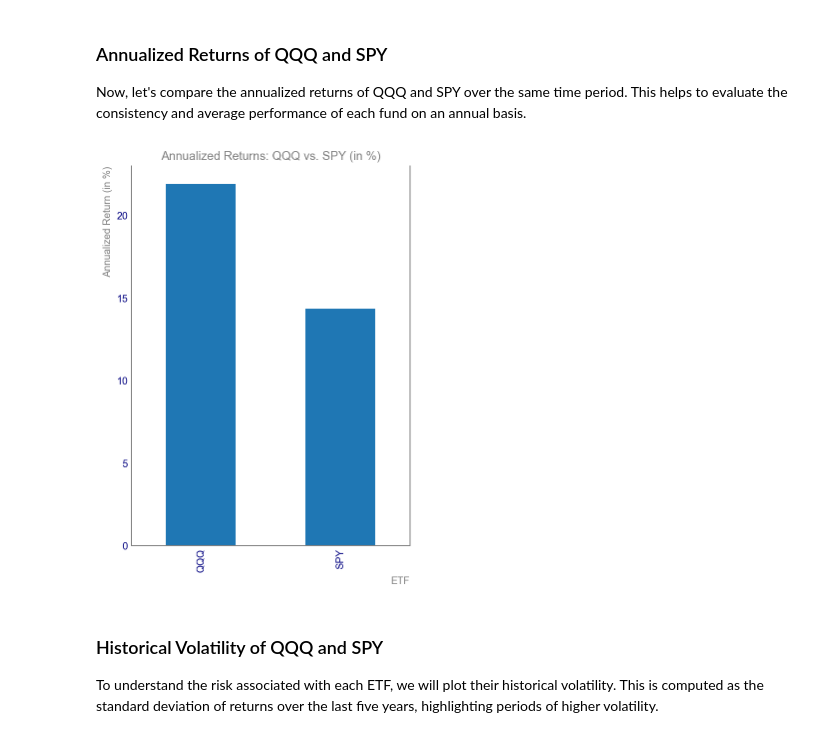
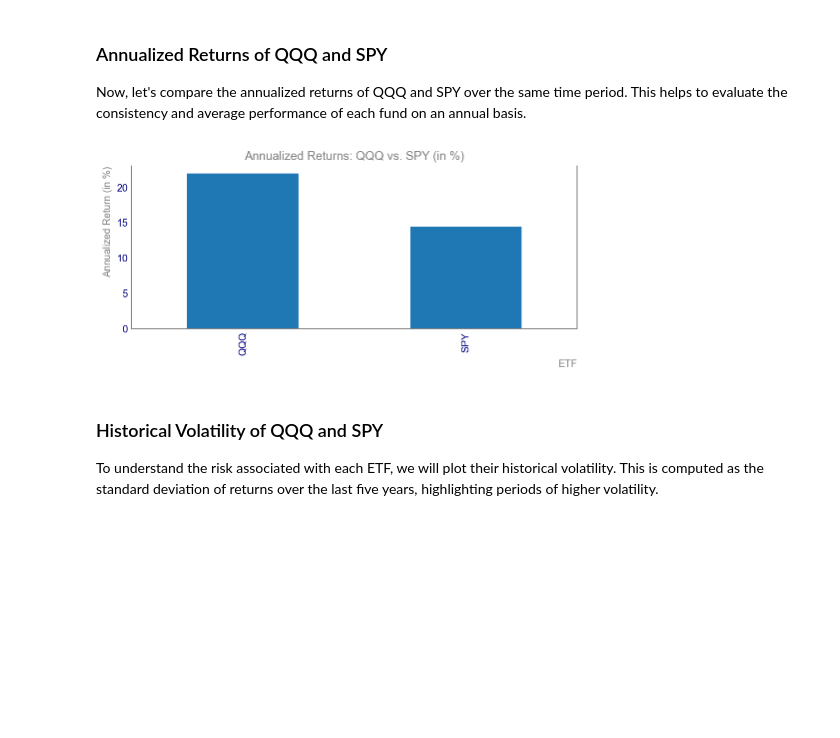
Before and after one commit to vdenoise/portfolio-geek, a Jupyter notebook: posts/tutorials/en/sharpe-ratio.ipynb, the cells around one changed output. Cells and saved outputs as stored; diff of their text form; code cells hidden in the pictures; blank space fills up the shorter version.

```diff
--- a/posts/tutorials/en/sharpe-ratio.ipynb
+++ b/posts/tutorials/en/sharpe-ratio.ipynb
@@ -78,8 +88,7 @@ data = yf.download(tickers, start="2018-01-01", end="2023-12-31")['Adj Close']
 
 # Plot the data
 # %%
-
-plt.style.use('ddm-chart.mplstyle')
+plt.style.use('getting_started-chart.mplstyle')
 data.plot()
 plt.title('Historical Price Data: QQQ vs. SPY')
 plt.xlabel('Date')
@@ -94,16 +103,16 @@ Now, let's compare the annualized returns of QQQ and SPY over the same time peri
 # %%
 # Calculate annualized returns
 annualized_returns = (((data.iloc[-1] / data.iloc[0]) ** (1 / 5)) - 1) * 100
 
 # Plot the annualized returns
-plt.style.use('ddm-chart.mplstyle')
+plt.style.use('getting_started-chart.mplstyle')
 annualized_returns.plot(kind='bar')
 plt.title('Annualized Returns: QQQ vs. SPY (in %)')
 plt.xlabel('ETF')
 plt.ylabel('Annualized Return (in %)')
 plt.show()
 # %% [output]
-[figure, old version]
+[figure, new version]
 # %% [markdown]
 ### Historical Volatility of QQQ and SPY
 
```
Also changed, not shown: parts of 9 cells of this notebook, 29 other files.
